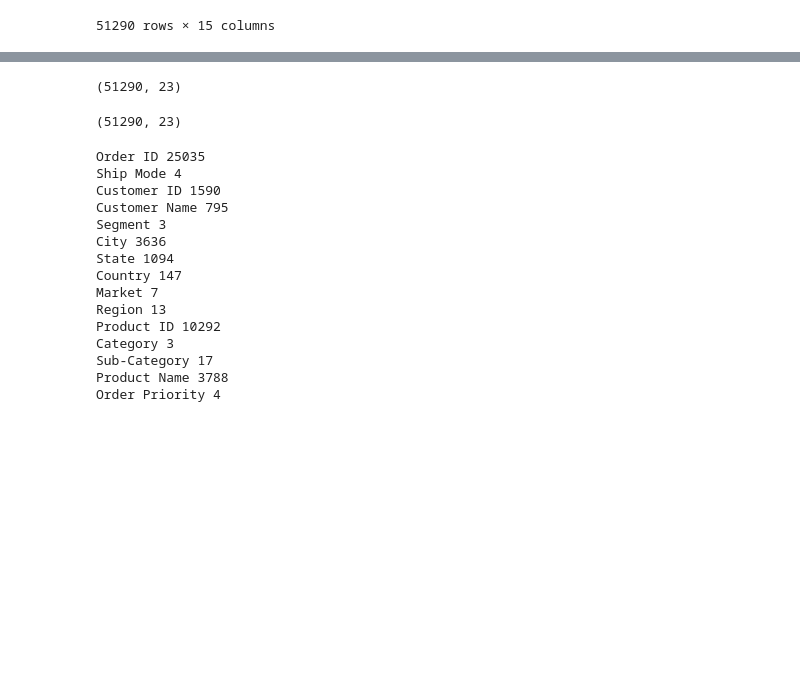
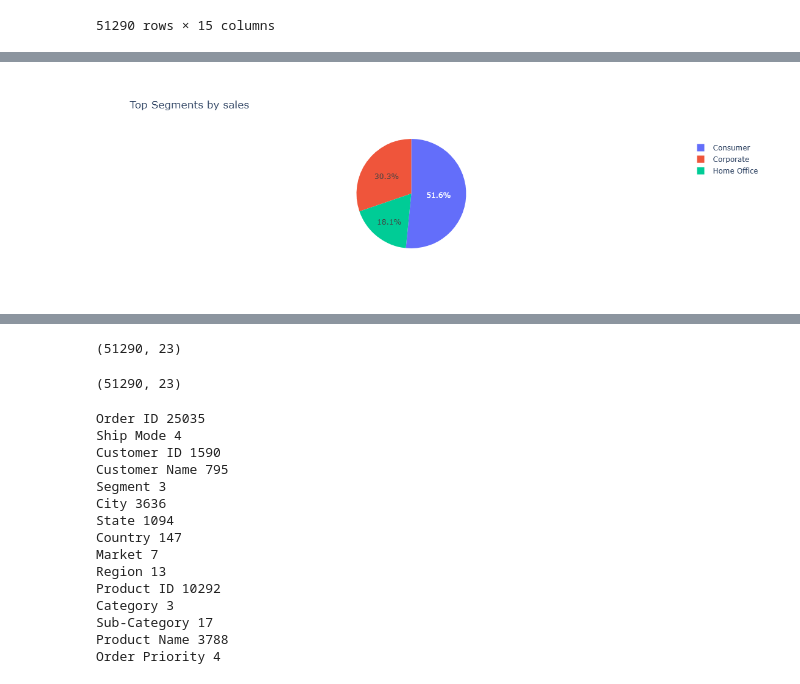
Before and after one commit to subbugnaik093/EDA_Projects, a Jupyter notebook: EDA_superstore.ipynb, the cells around one changed output, grey strips where cells are left out. Drawn from its saved outputs; the diff is of its cells as text; code cells hidden in the pictures; blank space fills up the shorter version.

```diff
--- a/EDA_superstore.ipynb
+++ b/EDA_superstore.ipynb
@@ -487,0 +524,6 @@ df_copy=df.copy()
+# %%
+top_segments=df.groupby('Segment')['Sales'].sum().reset_index().sort_values(by='Sales',ascending=False)
+fig=px.pie(top_segments,names='Segment',values='Sales',title='Top Segments by sales')
+fig.show()
+# %% [output]
+[figure, added]
```
Also changed, not shown: parts of 26 cells of this notebook, 1 other file.
